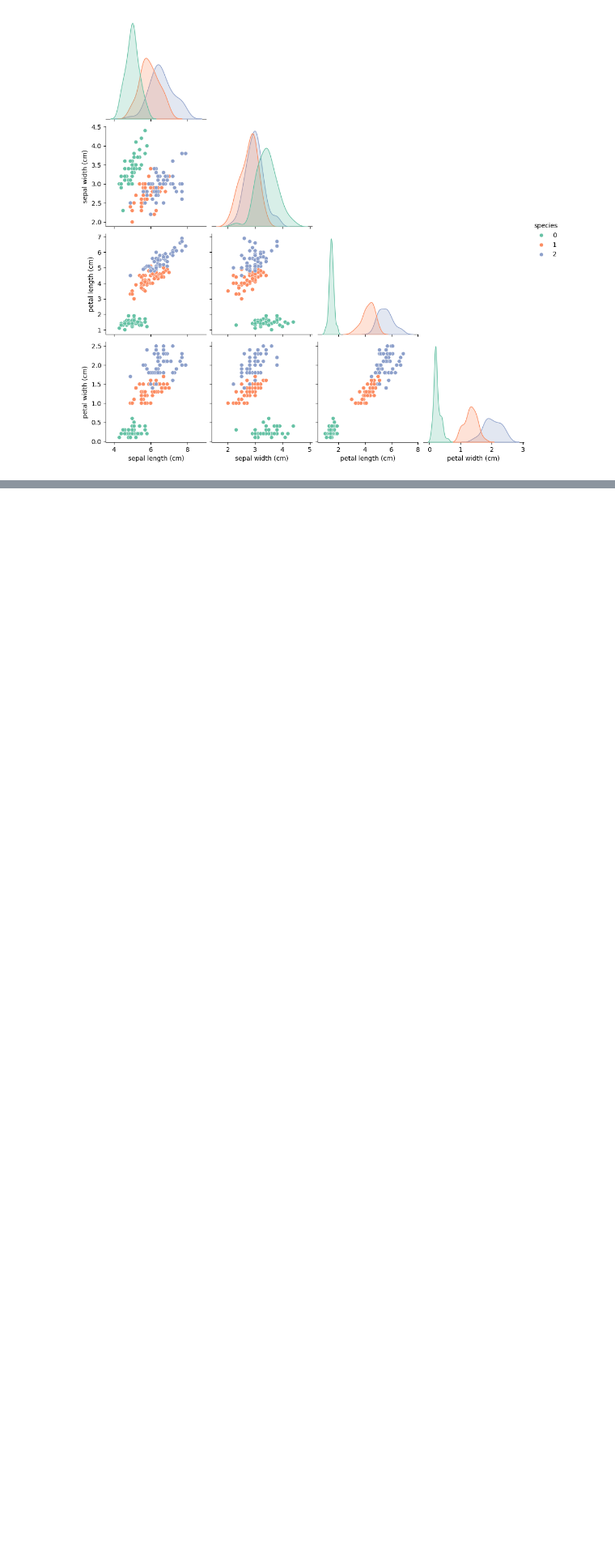
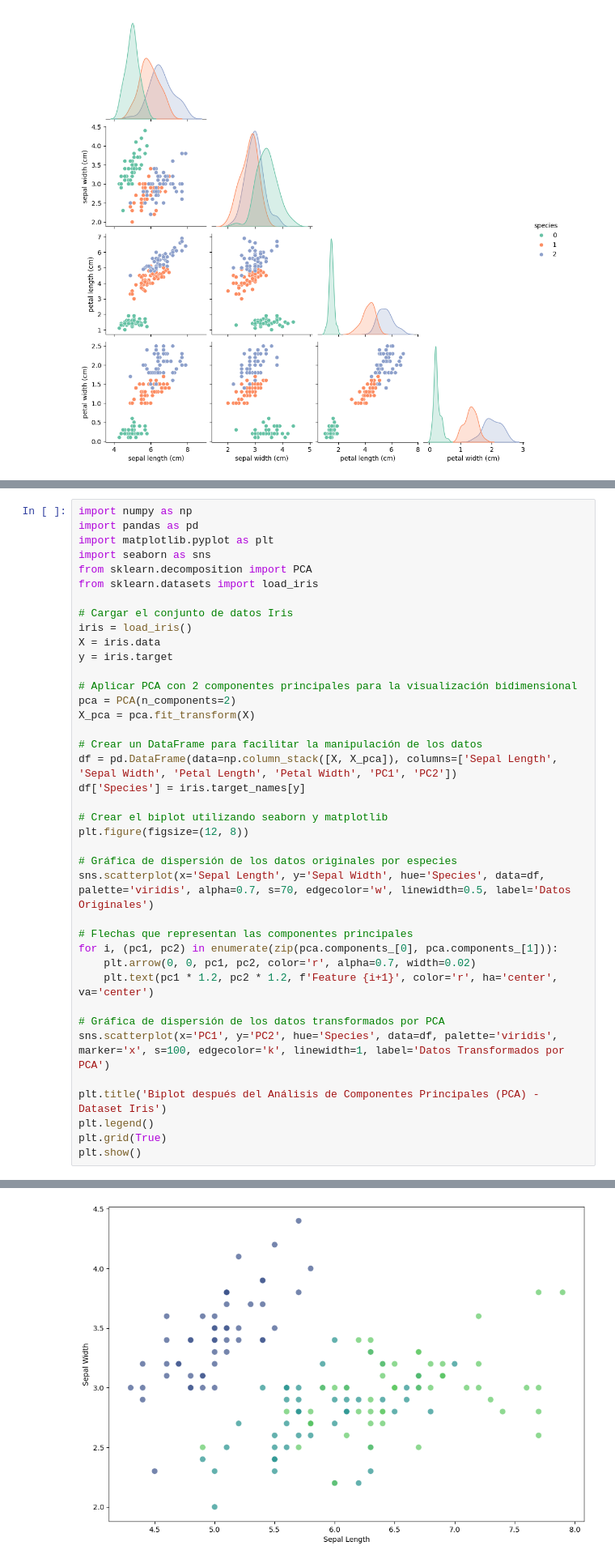
Before and after one commit to wicalo/ML_USTA, a Jupyter notebook: TRABAJOS/TRABAJO_1/CODIGO/REGRESION_LOGISTICA.ipynb, the cells around one changed output, grey strips where cells are left out. Shown at 81% size. Cells and saved outputs as stored; diff of their text form; blank space fills up the shorter version.

```diff
--- a/TRABAJOS/TRABAJO_1/CODIGO/REGRESION_LOGISTICA.ipynb
+++ b/TRABAJOS/TRABAJO_1/CODIGO/REGRESION_LOGISTICA.ipynb
@@ -124,0 +164,40 @@ sns.pairplot(DF_total, hue = "species",
+# %%
+import numpy as np
+import pandas as pd
+import matplotlib.pyplot as plt
+import seaborn as sns
+from sklearn.decomposition import PCA
+from sklearn.datasets import load_iris
+
+# Cargar el conjunto de datos Iris
+iris = load_iris()
+X = iris.data
+y = iris.target
+
+# Aplicar PCA con 2 componentes principales para la visualización bidimensional
+pca = PCA(n_components=2)
+X_pca = pca.fit_transform(X)
+
+# Crear un DataFrame para facilitar la manipulación de los datos
+df = pd.DataFrame(data=np.column_stack([X, X_pca]), columns=['Sepal Length', 'Sepal Width', 'Petal Length', 'Petal Width', 'PC1', 'PC2'])
+df['Species'] = iris.target_names[y]
+
+# Crear el biplot utilizando seaborn y matplotlib
+plt.figure(figsize=(12, 8))
+
+# Gráfica de dispersión de los datos originales por especies
+sns.scatterplot(x='Sepal Length', y='Sepal Width', hue='Species', data=df, palette='viridis', alpha=0.7, s=70, edgecolor='w', linewidth=0.5, label='Datos Originales')
+
+# Flechas que representan las componentes principales
+for i, (pc1, pc2) in enumerate(zip(pca.components_[0], pca.components_[1])):
+    plt.arrow(0, 0, pc1, pc2, color='r', alpha=0.7, width=0.02)
+    plt.text(pc1 * 1.2, pc2 * 1.2, f'Feature {i+1}', color='r', ha='center', va='center')
+
+# Gráfica de dispersión de los datos transformados por PCA
+sns.scatterplot(x='PC1', y='PC2', hue='Species', data=df, palette='viridis', marker='x', s=100, edgecolor='k', linewidth=1, label='Datos Transformados por PCA')
+
+plt.title('Biplot después del Análisis de Componentes Principales (PCA) - Dataset Iris')
+plt.legend()
+plt.grid(True)
+plt.show()
+# %% [output]
@@ -124,0 +205 @@ sns.pairplot(DF_total, hue = "species",
+[figure, added]
```
Also changed, not shown: parts of 4 cells of this notebook.
